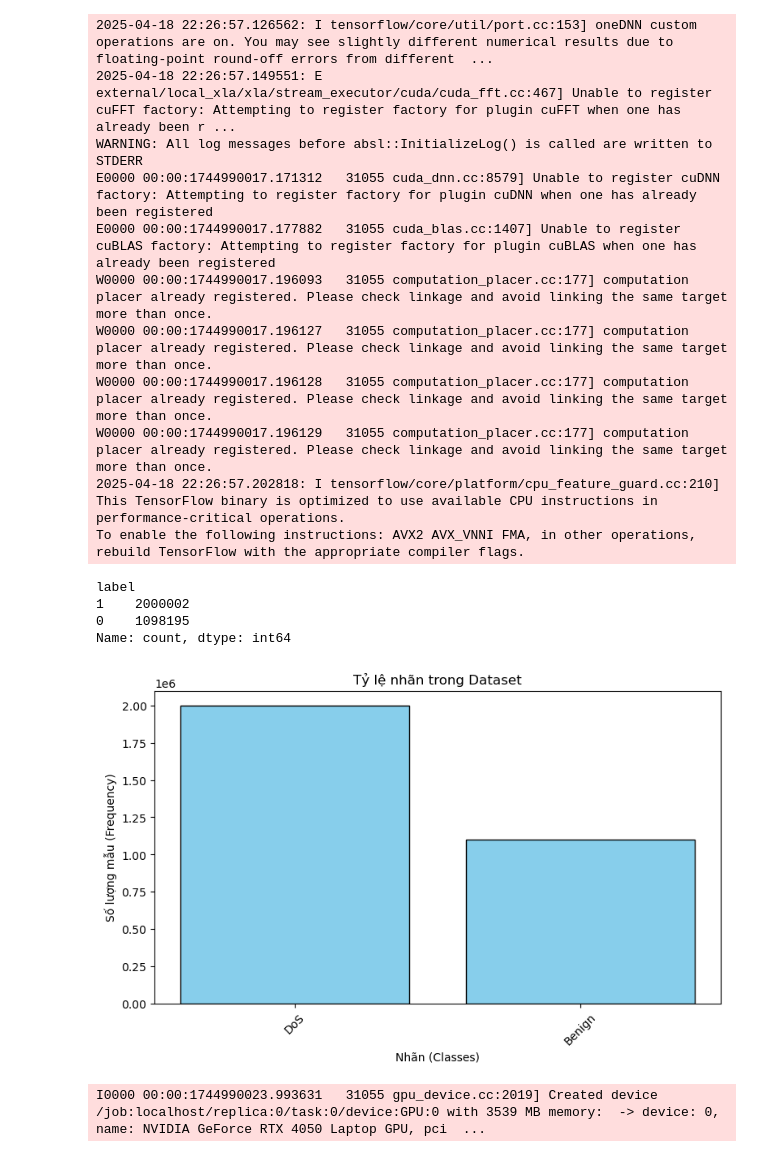
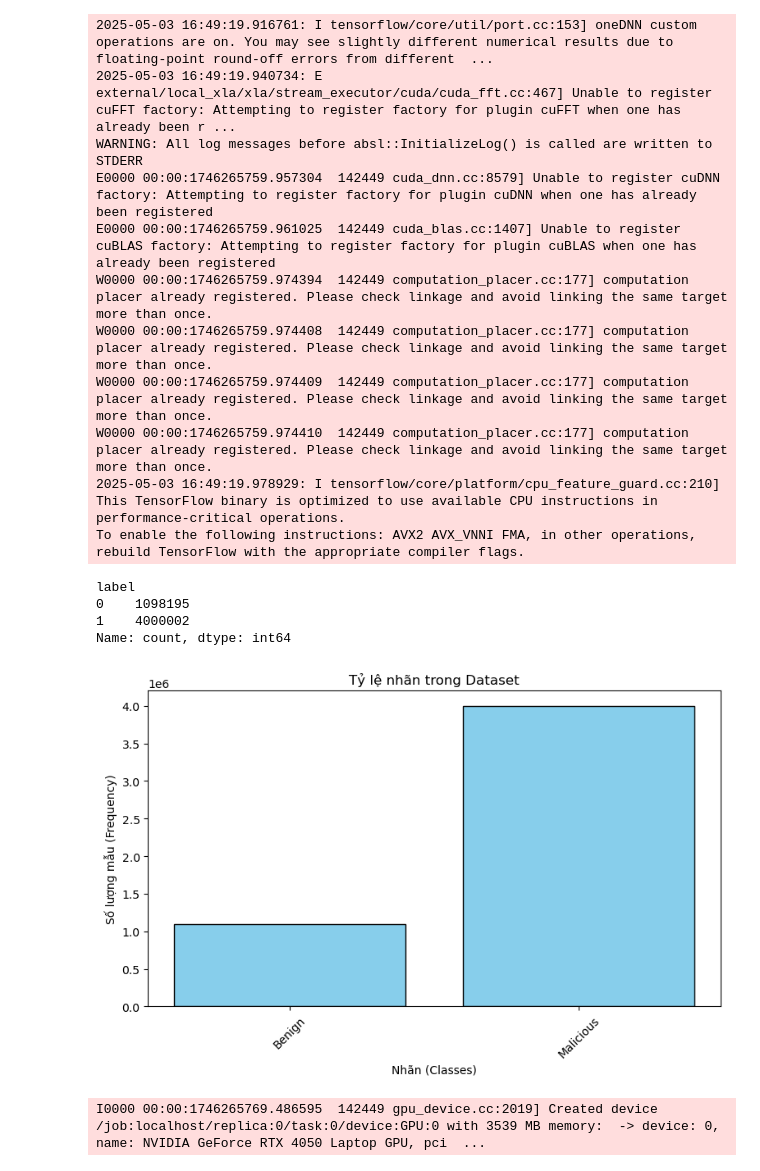
Before and after one commit to HocVoNgThai/Enhancing-Privacy-Preservation-of-Federated-Learning-for-Intrusion-Detection-System, a Jupyter notebook: CNN_dask_binary_new_dataset.ipynb, the cells around one changed output. Cells and saved outputs as stored; diff of their text form; code cells hidden in the pictures.

Commit message:
chay lai voi binary va upload model tot nhat da tao

```diff
--- a/CNN_dask_binary_new_dataset.ipynb
+++ b/CNN_dask_binary_new_dataset.ipynb
@@ -10,44 +10,44 @@ from tensorflow.keras.layers import Conv1D, MaxPooling1D, Flatten, Dense, Dropou
 
 # file_path = "Processed_Data/Mapped_Dataset.csv"
 # file_path="C:/Users/hoang/FileCSV_DACN_2025/Benign_ddos_dos_Mapped_Dataset.csv"
-file_path = "balanced_dataset_final.csv"
+file_path = "remapping_dataset_scale_v2.csv"
 
 df = dk.read_csv(file_path)
 # %% [output]
-2025-04-18 22:26:57.126562: I tensorflow/core/util/port.cc:153] oneDNN custom operations are on. You may see slightly different numerical results due to floating-point round-off errors from different  ...
-2025-04-18 22:26:57.149551: E external/local_xla/xla/stream_executor/cuda/cuda_fft.cc:467] Unable to register cuFFT factory: Attempting to register factory for plugin cuFFT when one has already been r ...
+2025-05-03 16:49:19.916761: I tensorflow/core/util/port.cc:153] oneDNN custom operations are on. You may see slightly different numerical results due to floating-point round-off errors from different  ...
+2025-05-03 16:49:19.940734: E external/local_xla/xla/stream_executor/cuda/cuda_fft.cc:467] Unable to register cuFFT factory: Attempting to register factory for plugin cuFFT when one has already been r ...
 WARNING: All log messages before absl::InitializeLog() is called are written to STDERR
-E0000 00:00:1744990017.171312   31055 cuda_dnn.cc:8579] Unable to register cuDNN factory: Attempting to register factory for plugin cuDNN when one has already been registered
-E0000 00:00:1744990017.177882   31055 cuda_blas.cc:1407] Unable to register cuBLAS factory: Attempting to register factory for plugin cuBLAS when one has already been registered
-W0000 00:00:1744990017.196093   31055 computation_placer.cc:177] computation placer already registered. Please check linkage and avoid linking the same target more than once.
-W0000 00:00:1744990017.196127   31055 computation_placer.cc:177] computation placer already registered. Please check linkage and avoid linking the same target more than once.
-W0000 00:00:1744990017.196128   31055 computation_placer.cc:177] computation placer already registered. Please check linkage and avoid linking the same target more than once.
-W0000 00:00:1744990017.196129   31055 computation_placer.cc:177] computation placer already registered. Please check linkage and avoid linking the same target more than once.
-2025-04-18 22:26:57.202818: I tensorflow/core/platform/cpu_feature_guard.cc:210] This TensorFlow binary is optimized to use available CPU instructions in performance-critical operations.
+E0000 00:00:1746265759.957304  142449 cuda_dnn.cc:8579] Unable to register cuDNN factory: Attempting to register factory for plugin cuDNN when one has already been registered
+E0000 00:00:1746265759.961025  142449 cuda_blas.cc:1407] Unable to register cuBLAS factory: Attempting to register factory for plugin cuBLAS when one has already been registered
+W0000 00:00:1746265759.974394  142449 computation_placer.cc:177] computation placer already registered. Please check linkage and avoid linking the same target more than once.
+W0000 00:00:1746265759.974408  142449 computation_placer.cc:177] computation placer already registered. Please check linkage and avoid linking the same target more than once.
+W0000 00:00:1746265759.974409  142449 computation_placer.cc:177] computation placer already registered. Please check linkage and avoid linking the same target more than once.
+W0000 00:00:1746265759.974410  142449 computation_placer.cc:177] computation placer already registered. Please check linkage and avoid linking the same target more than once.
+2025-05-03 16:49:19.978929: I tensorflow/core/platform/cpu_feature_guard.cc:210] This TensorFlow binary is optimized to use available CPU instructions in performance-critical operations.
 To enable the following instructions: AVX2 AVX_VNNI FMA, in other operations, rebuild TensorFlow with the appropriate compiler flags.
 # %%
 import matplotlib.pyplot as plt
 
 # labels = ['BenignTraffic', 'DDoS-ICMP_Flood', 'DDoS-PSHACK_Flood', 'DDoS-RSTFINFlood', 'DDoS-SYN_Flood',
 #                    'DDoS-SynonymousIP_Flood', 'DDoS-TCP_Flood', 'DDoS-UDP_Flood', 'DoS-SYN_Flood', 'DoS-TCP_Flood', 'DoS-UDP_Flood']
 # Đếm số lượng mỗi nhãn
 label_counts = df['label'].value_counts().compute()
 print(label_counts)
-labels = ["DoS", "Benign"]
+labels = ["Benign", "Malicious"]
 # Vẽ biểu đồ cột
 plt.figure(figsize=(9, 5))
 plt.bar(labels, label_counts.values, color='skyblue', edgecolor='black')
 plt.xlabel("Nhãn (Classes)")
 plt.ylabel("Số lượng mẫu (Frequency)")
 plt.title("Tỷ lệ nhãn trong Dataset")
 plt.xticks(range(len(labels)) ,labels, rotation =45)
 plt.show()
 # %% [output]
 label
-1    2000002
 0    1098195
+1    4000002
 Name: count, dtype: int64
-[figure, old version]
+[figure, new version]
 # %%
 #Global var
 batch_size = 512
@@ -85,7 +85,7 @@ def dask_to_tf_dataset(dask_df, batch_size):
 train_gen = dask_to_tf_dataset(train_df, 512).repeat()
 test_gen = dask_to_tf_dataset(test_df, 512)
 # %% [output]
-I0000 00:00:1744990023.993631   31055 gpu_device.cc:2019] Created device /job:localhost/replica:0/task:0/device:GPU:0 with 3539 MB memory:  -> device: 0, name: NVIDIA GeForce RTX 4050 Laptop GPU, pci  ...
+I0000 00:00:1746265769.486595  142449 gpu_device.cc:2019] Created device /job:localhost/replica:0/task:0/device:GPU:0 with 3539 MB memory:  -> device: 0, name: NVIDIA GeForce RTX 4050 Laptop GPU, pci  ...
 # %%
 from datetime import datetime, timedelta
 import sys, os
```
Also changed, not shown: parts of 4 cells of this notebook, 2 other files.
